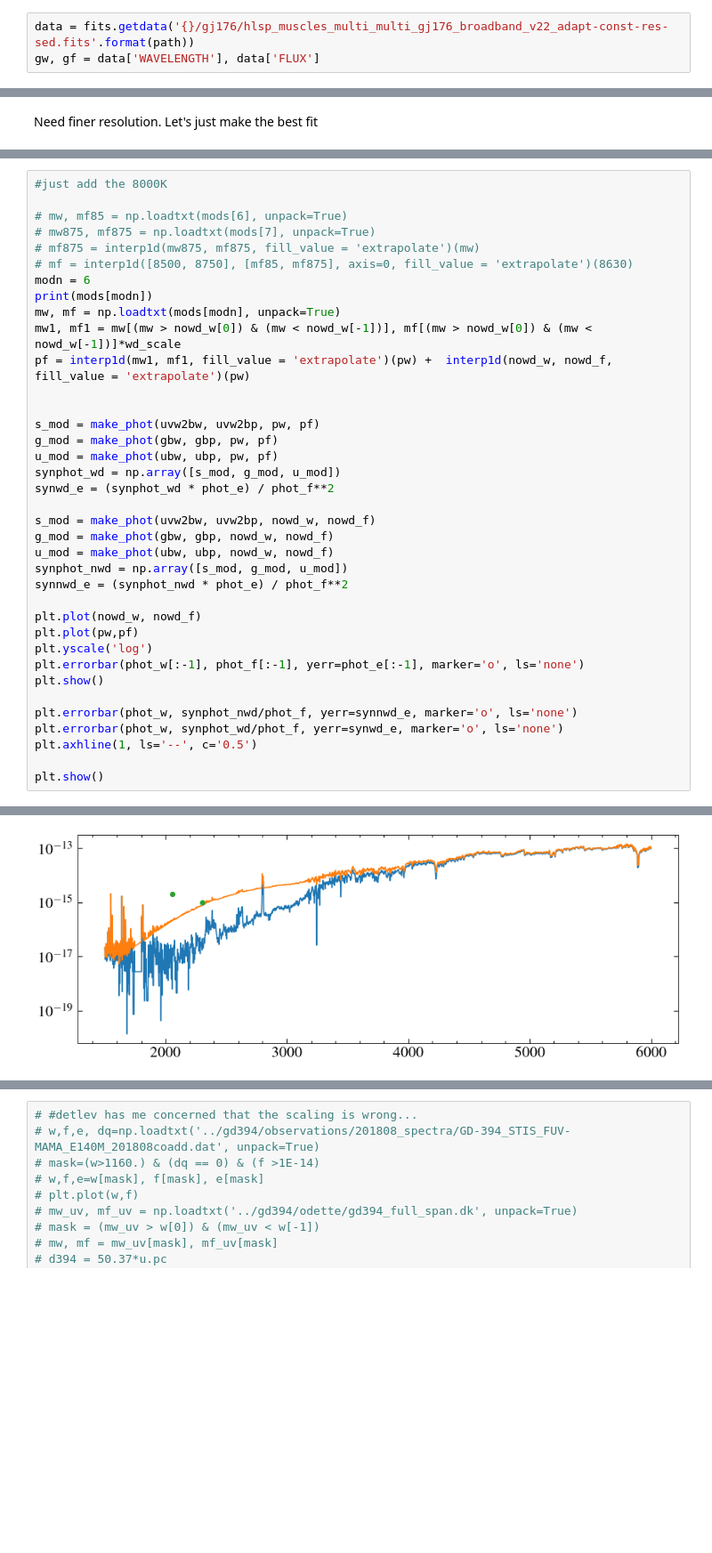
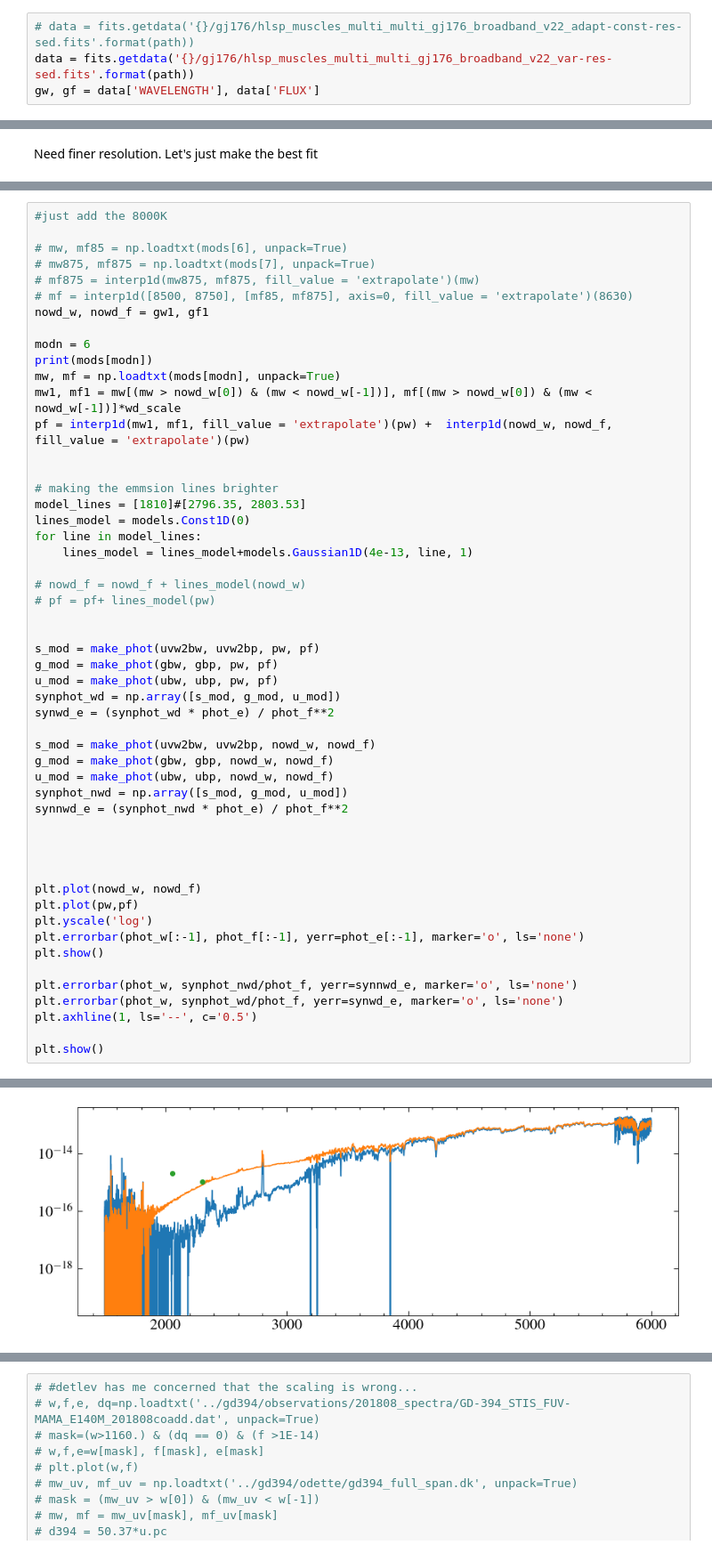
Before and after one commit to davidjwilson/gj207.1, a Jupyter notebook: gj207.1_pt2.ipynb, the cells around one changed output, grey strips where cells are left out. Shown at 89% size. Saved outputs shown, nothing was run; the diff lists cells and outputs as text; blank space fills up the shorter version.

Commit message:
new swift data

```diff
--- a/gj207.1_pt2.ipynb
+++ b/gj207.1_pt2.ipynb
@@ -57,7 +57,8 @@ print(gj_scale, wd_scale)
 # %% [output]
 0.36117578882221896 3.3434064163686346e-22
 # %%
-data = fits.getdata('{}/gj176/hlsp_muscles_multi_multi_gj176_broadband_v22_adapt-const-res-sed.fits'.format(path))
+# data = fits.getdata('{}/gj176/hlsp_muscles_multi_multi_gj176_broadband_v22_adapt-const-res-sed.fits'.format(path))
+data = fits.getdata('{}/gj176/hlsp_muscles_multi_multi_gj176_broadband_v22_var-res-sed.fits'.format(path))
 gw, gf = data['WAVELENGTH'], data['FLUX']
 # %%
 xsfiles = glob.glob('{}xshooter/*'.format(path))
@@ -297,39 +271,54 @@ mods
 # mw875, mf875 = np.loadtxt(mods[7], unpack=True)
 # mf875 = interp1d(mw875, mf875, fill_value = 'extrapolate')(mw)
 # mf = interp1d([8500, 8750], [mf85, mf875], axis=0, fill_value = 'extrapolate')(8630)
+nowd_w, nowd_f = gw1, gf1
+
 modn = 6
 print(mods[modn])
 mw, mf = np.loadtxt(mods[modn], unpack=True)
 mw1, mf1 = mw[(mw > nowd_w[0]) & (mw < nowd_w[-1])], mf[(mw > nowd_w[0]) & (mw < nowd_w[-1])]*wd_scale
 pf = interp1d(mw1, mf1, fill_value = 'extrapolate')(pw) +  interp1d(nowd_w, nowd_f, fill_value = 'extrapolate')(pw)
+
+
+# making the emmsion lines brighter
+model_lines = [1810]#[2796.35, 2803.53]
+lines_model = models.Const1D(0)
+for line in model_lines:
+    lines_model = lines_model+models.Gaussian1D(4e-13, line, 1)
+
+# nowd_f = nowd_f + lines_model(nowd_w)
+# pf = pf+ lines_model(pw)
 
 
 s_mod = make_phot(uvw2bw, uvw2bp, pw, pf)
 g_mod = make_phot(gbw, gbp, pw, pf)
 u_mod = make_phot(ubw, ubp, pw, pf)
 synphot_wd = np.array([s_mod, g_mod, u_mod])
 synwd_e = (synphot_wd * phot_e) / phot_f**2
 
 s_mod = make_phot(uvw2bw, uvw2bp, nowd_w, nowd_f)
 g_mod = make_phot(gbw, gbp, nowd_w, nowd_f)
 u_mod = make_phot(ubw, ubp, nowd_w, nowd_f)
 synphot_nwd = np.array([s_mod, g_mod, u_mod])
 synnwd_e = (synphot_nwd * phot_e) / phot_f**2
 
+
+
+
 plt.plot(nowd_w, nowd_f)
 plt.plot(pw,pf)
 plt.yscale('log')
 plt.errorbar(phot_w[:-1], phot_f[:-1], yerr=phot_e[:-1], marker='o', ls='none')
 plt.show()
 
 plt.errorbar(phot_w, synphot_nwd/phot_f, yerr=synnwd_e, marker='o', ls='none')
 plt.errorbar(phot_w, synphot_wd/phot_f, yerr=synwd_e, marker='o', ls='none')
 plt.axhline(1, ls='--', c='0.5')
 
 plt.show()
 # %% [output]
 /media/david/1tb_storage1/emergency_data/carmenes_binary/models_1628872352/koester2/da06500_800.dk.dat.txt
-[figure, old version]
+[figure, new version]
 [figure]
 # %%
 plt.figure(figsize=(10, 6))
```
Also changed, not shown: parts of 25 cells of this notebook, 11 other files.
